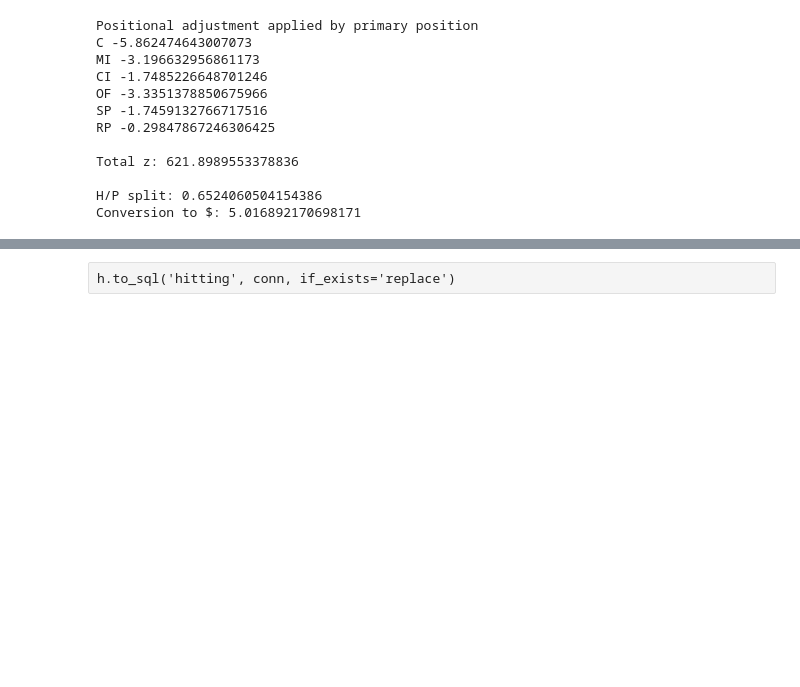
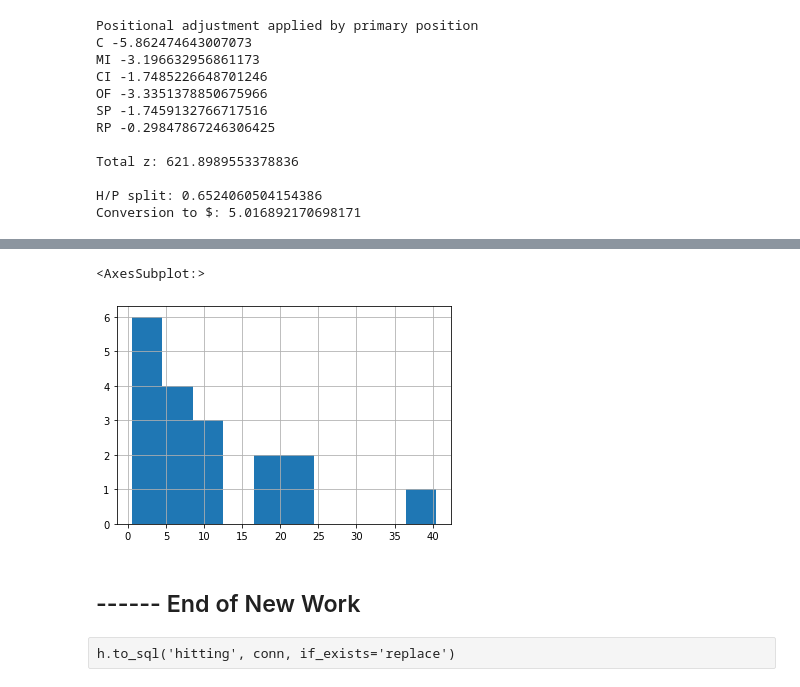
Before and after one commit to haueter19/baseball, a Jupyter notebook: Fantasy Work.ipynb, the cells around one changed output, grey strips where cells are left out. Drawn from its saved outputs; the diff is of its cells as text; code cells hidden in the pictures; blank space fills up the shorter version.

```diff
--- a/Fantasy Work.ipynb
+++ b/Fantasy Work.ipynb
@@ -376,0 +349,5 @@ fig.add_trace(
+# %%
+tier_pos = df[df['Name']=='Freddie Freeman']['Primary_Pos'].iloc[0]
+drop_in_tier = round(df[(df['Primary_Pos']==tier_pos) & (df['Owner'].isna())].iloc[1]['Value'] - df[(df['Primary_Pos']==tier_pos) & (df['Owner'].isna())].iloc[0]['Value'],1)
+print(drop_in_tier)
+df[(df['Primary_Pos']==tier_pos) & (df['Owner'].isna())].iloc[:6][['Name', 'Pos', 'z', 'Value', 'HR', 'SB', 'RBI', 'R', 'BA']]
@@ -377,3 +363,10 @@ fig.add_trace(
+# %%
+df[(df['Primary_Pos']==tier_pos) & (df['z']>0)]['Value'].hist()
+# %% [output]
+<AxesSubplot:>
+[figure, added]
+# %% [markdown]
+## ------ End of New Work
 # %%
 def process_top_hitters():
     # Define two empty dicts
```
Also changed, not shown: parts of 9 cells of this notebook, 4 other files.
